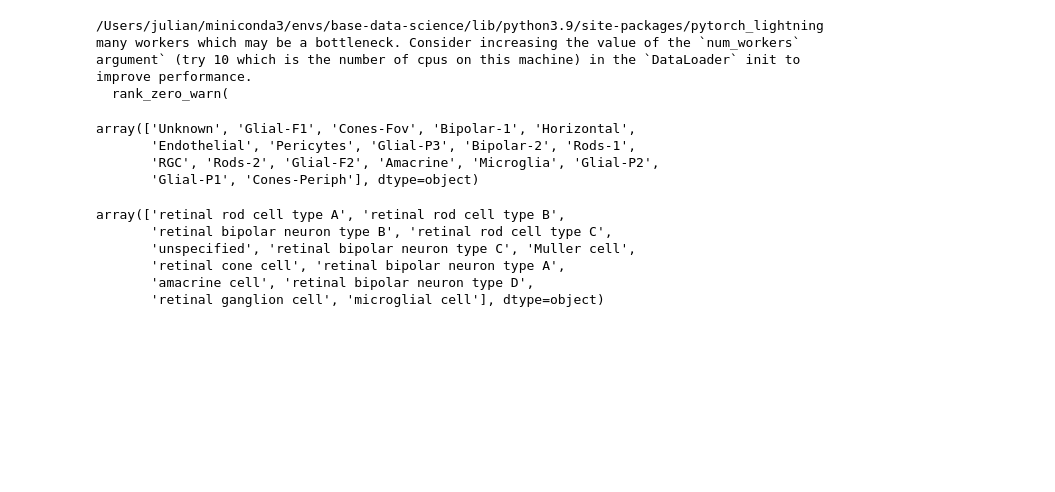
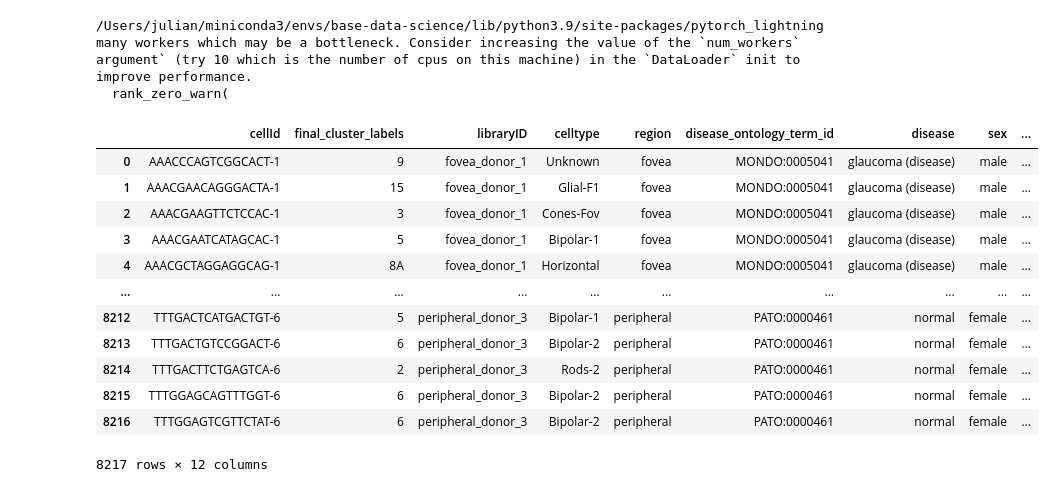
Before and after one commit to jlehrer1/comparative-organoids, a Jupyter notebook: notebooks/Retina_model_test.ipynb, the cells around one changed output. Drawn from its saved outputs; the diff is of its cells as text; code cells hidden in the pictures; blank space fills up the shorter version.

```diff
--- a/notebooks/Retina_model_test.ipynb
+++ b/notebooks/Retina_model_test.ipynb
@@ -166,18 +198,22 @@ argument` (try 10 which is the number of cpus on this machine) in the `DataLoade
 improve performance.
   rank_zero_warn(
 # %%
-pd.read_csv('../data/retina/fovea_for_test_labels.tsv', sep='\t')['celltype'].unique()
+to_test = pd.read_csv('../data/retina/fovea_for_test_labels.tsv', sep='\t')
-# %% [output]
-array(['Unknown', 'Glial-F1', 'Cones-Fov', 'Bipolar-1', 'Horizontal',
-       'Endothelial', 'Pericytes', 'Glial-P3', 'Bipolar-2', 'Rods-1',
-       'RGC', 'Rods-2', 'Glial-F2', 'Amacrine', 'Microglia', 'Glial-P2',
-       'Glial-P1', 'Cones-Periph'], dtype=object)
 # %%
-pd.read_csv('../data/retina/retina_labels_numeric.csv')['CellType'].unique()
+train_labels = pd.read_csv('../data/retina/retina_labels_numeric.csv')
-# %% [output]
-array(['retinal rod cell type A', 'retinal rod cell type B',
-       'retinal bipolar neuron type B', 'retinal rod cell type C',
-       'unspecified', 'retinal bipolar neuron type C', 'Muller cell',
-       'retinal cone cell', 'retinal bipolar neuron type A',
-       'amacrine cell', 'retinal bipolar neuron type D',
-       'retinal ganglion cell', 'microglial cell'], dtype=object)
+# %%
+to_test
+# %% [output]
+|  | cellId | final_cluster_labels | libraryID | celltype | region | disease_ontology_term_id | disease | sex | ... |
+| 0 | AAACCCAGTCGGCACT-1 | 9 | fovea_donor_1 | Unknown | fovea | MONDO:0005041 | glaucoma (disease) | male | ... |
+| 1 | AAACGAACAGGGACTA-1 | 15 | fovea_donor_1 | Glial-F1 | fovea | MONDO:0005041 | glaucoma (disease) | male | ... |
+| 2 | AAACGAAGTTCTCCAC-1 | 3 | fovea_donor_1 | Cones-Fov | fovea | MONDO:0005041 | glaucoma (disease) | male | ... |
+| 3 | AAACGAATCATAGCAC-1 | 5 | fovea_donor_1 | Bipolar-1 | fovea | MONDO:0005041 | glaucoma (disease) | male | ... |
+| 4 | AAACGCTAGGAGGCAG-1 | 8A | fovea_donor_1 | Horizontal | fovea | MONDO:0005041 | glaucoma (disease) | male | ... |
+| ... | ... | ... | ... | ... | ... | ... | ... | ... | ... |
+| 8212 | TTTGACTCATGACTGT-6 | 5 | peripheral_donor_3 | Bipolar-1 | peripheral | PATO:0000461 | normal | female | ... |
+| 8213 | TTTGACTGTCCGGACT-6 | 6 | peripheral_donor_3 | Bipolar-2 | peripheral | PATO:0000461 | normal | female | ... |
+| 8214 | TTTGACTTCTGAGTCA-6 | 2 | peripheral_donor_3 | Rods-2 | peripheral | PATO:0000461 | normal | female | ... |
+| 8215 | TTTGGAGCAGTTTGGT-6 | 6 | peripheral_donor_3 | Bipolar-2 | peripheral | PATO:0000461 | normal | female | ... |
+| 8216 | TTTGGAGTCGTTCTAT-6 | 6 | peripheral_donor_3 | Bipolar-2 | peripheral | PATO:0000461 | normal | female | ... |
+8217 rows × 12 columns
```
Also changed, not shown: parts of 19 cells of this notebook, 10 other files.
